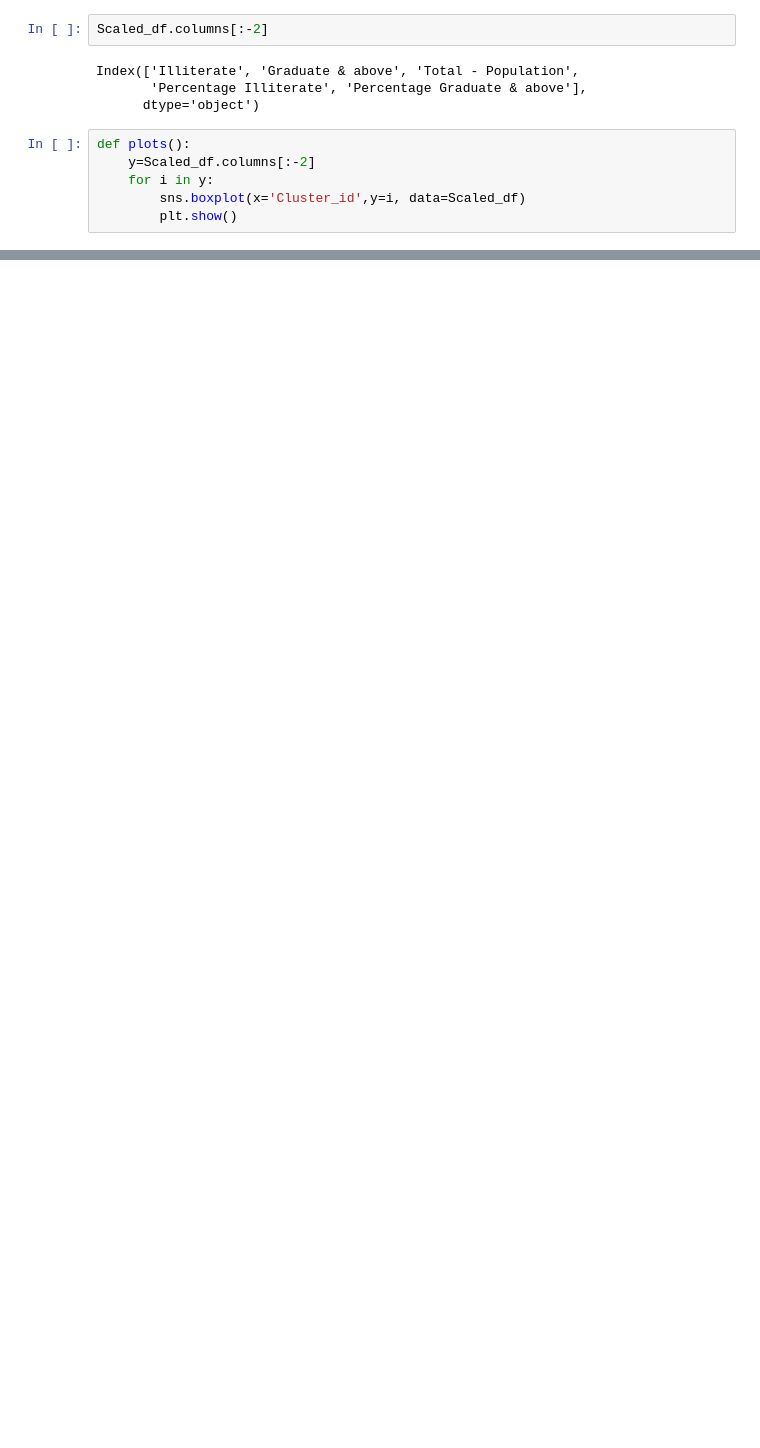
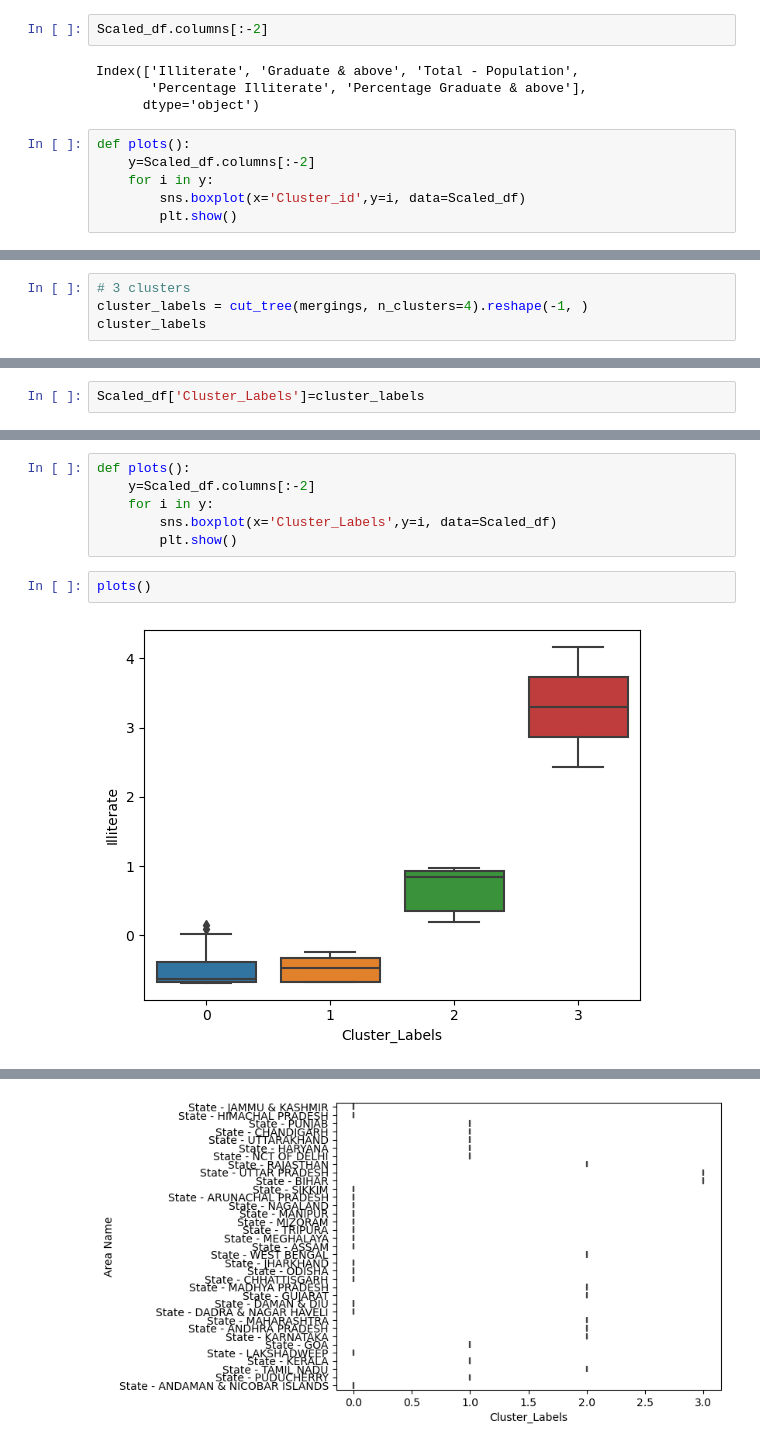
Before and after one commit to yash-pandey-ds/Statewise_Education_Clustering, a Jupyter notebook: Statewise_clusterig wrt education.ipynb, the cells around one changed output, grey strips where cells are left out. Saved outputs shown, nothing was run; the diff lists cells and outputs as text; blank space fills up the shorter version.

```diff
--- a/Statewise_clusterig wrt education.ipynb
+++ b/Statewise_clusterig wrt education.ipynb
@@ -195,0 +205,4 @@ Scaled_df[Scaled_df['Cluster_id']==4]
+# %%
+# 3 clusters
+cluster_labels = cut_tree(mergings, n_clusters=4).reshape(-1, )
+cluster_labels
@@ -195,0 +212,2 @@ Scaled_df[Scaled_df['Cluster_id']==4]
+# %%
+Scaled_df['Cluster_Labels']=cluster_labels
@@ -195,0 +223,10 @@ Scaled_df[Scaled_df['Cluster_id']==4]
+# %%
+def plots():
+    y=Scaled_df.columns[:-2]
+    for i in y:
+        sns.boxplot(x='Cluster_Labels',y=i, data=Scaled_df)
+        plt.show()
+# %%
+plots()
+# %% [output]
+[figure, added]
@@ -195,0 +237 @@ Scaled_df[Scaled_df['Cluster_id']==4]
+[figure, added]
```
Also changed, not shown: parts of 11 cells of this notebook.
